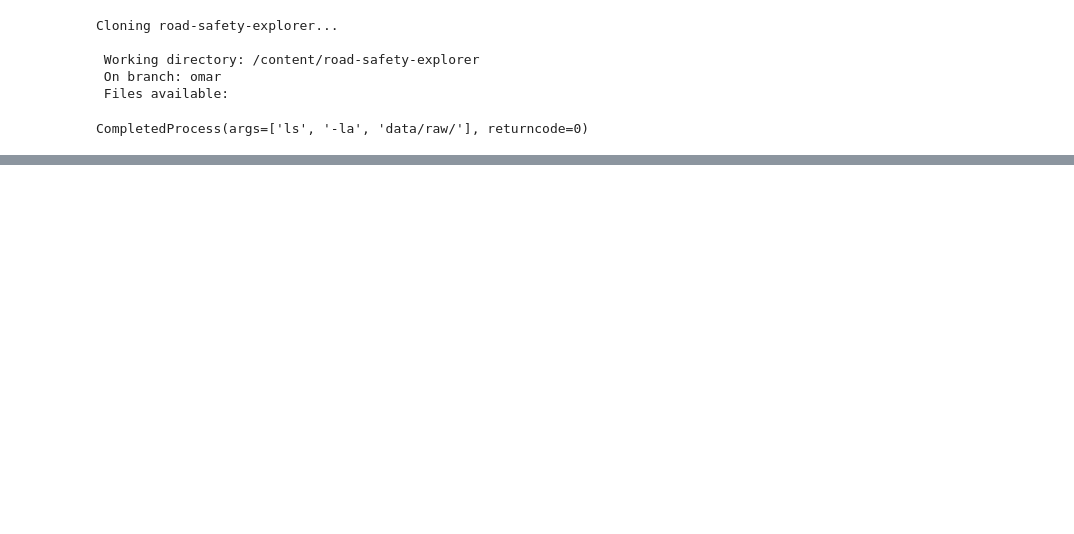
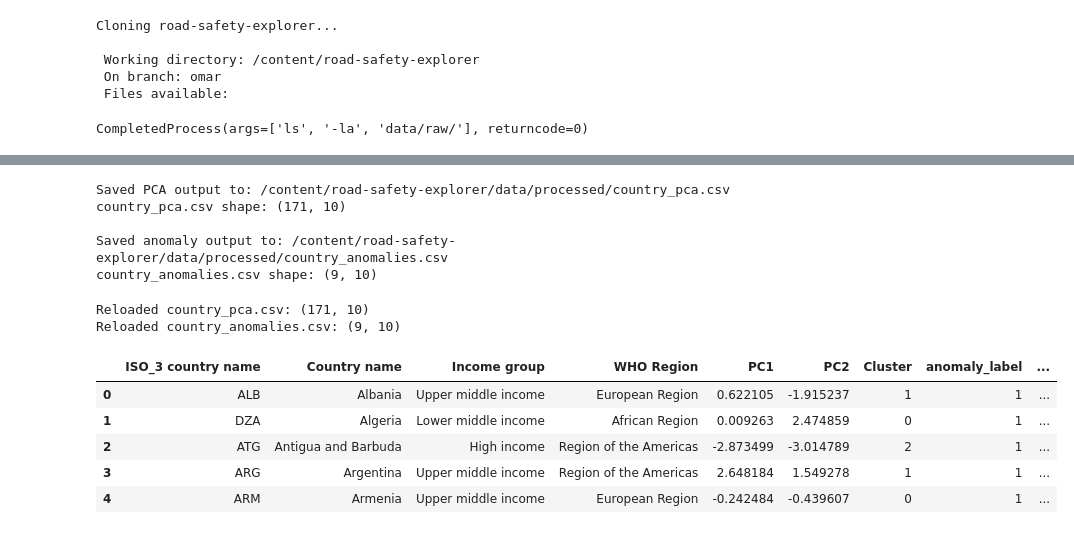
Before and after one commit to Baasmaala/road-safety-explorer, a Jupyter notebook: notebooks/02_pca_anomaly_ipynb.ipynb, the cells around one changed output, grey strips where cells are left out. Saved outputs shown, nothing was run; the diff lists cells and outputs as text; code cells hidden in the pictures; blank space fills up the shorter version.

```diff
--- a/notebooks/02_pca_anomaly_ipynb.ipynb
+++ b/notebooks/02_pca_anomaly_ipynb.ipynb
@@ -35,0 +628,42 @@ CompletedProcess(args=['ls', '-la', 'data/raw/'], returncode=0)
+# %%
+country_pca_path = processed_dir / "country_pca.csv"
+country_anomalies_path = processed_dir / "country_anomalies.csv"
+
+pca_df.to_csv(country_pca_path, index=False)
+
+anomalies_df = pca_df[pca_df["is_anomaly"]].sort_values(
+    "anomaly_score",
+    ascending=False
+)
+
+anomalies_df.to_csv(country_anomalies_path, index=False)
+
+print("Saved PCA output to:", country_pca_path)
+print("country_pca.csv shape:", pca_df.shape)
+
+print("\nSaved anomaly output to:", country_anomalies_path)
+print("country_anomalies.csv shape:", anomalies_df.shape)
+# %% [output]
+Saved PCA output to: /content/road-safety-explorer/data/processed/country_pca.csv
+country_pca.csv shape: (171, 10)
+
+Saved anomaly output to: /content/road-safety-explorer/data/processed/country_anomalies.csv
+country_anomalies.csv shape: (9, 10)
+# %%
+saved_pca = pd.read_csv(country_pca_path)
+saved_anomalies = pd.read_csv(country_anomalies_path)
+
+print("Reloaded country_pca.csv:", saved_pca.shape)
+print("Reloaded country_anomalies.csv:", saved_anomalies.shape)
+
+display(saved_pca.head())
+display(saved_anomalies.head())
+# %% [output]
+Reloaded country_pca.csv: (171, 10)
+Reloaded country_anomalies.csv: (9, 10)
+|  | ISO_3 country name | Country name | Income group | WHO Region | PC1 | PC2 | Cluster | anomaly_label | ... |
+| 0 | ALB | Albania | Upper middle income | European Region | 0.622105 | -1.915237 | 1 | 1 | ... |
+| 1 | DZA | Algeria | Lower middle income | African Region | 0.009263 | 2.474859 | 0 | 1 | ... |
+| 2 | ATG | Antigua and Barbuda | High income | Region of the Americas | -2.873499 | -3.014789 | 2 | 1 | ... |
+| 3 | ARG | Argentina | Upper middle income | Region of the Americas | 2.648184 | 1.549278 | 1 | 1 | ... |
+| 4 | ARM | Armenia | Upper middle income | European Region | -0.242484 | -0.439607 | 0 | 1 | ... |
```
Also changed, not shown: parts of 29 cells of this notebook.
